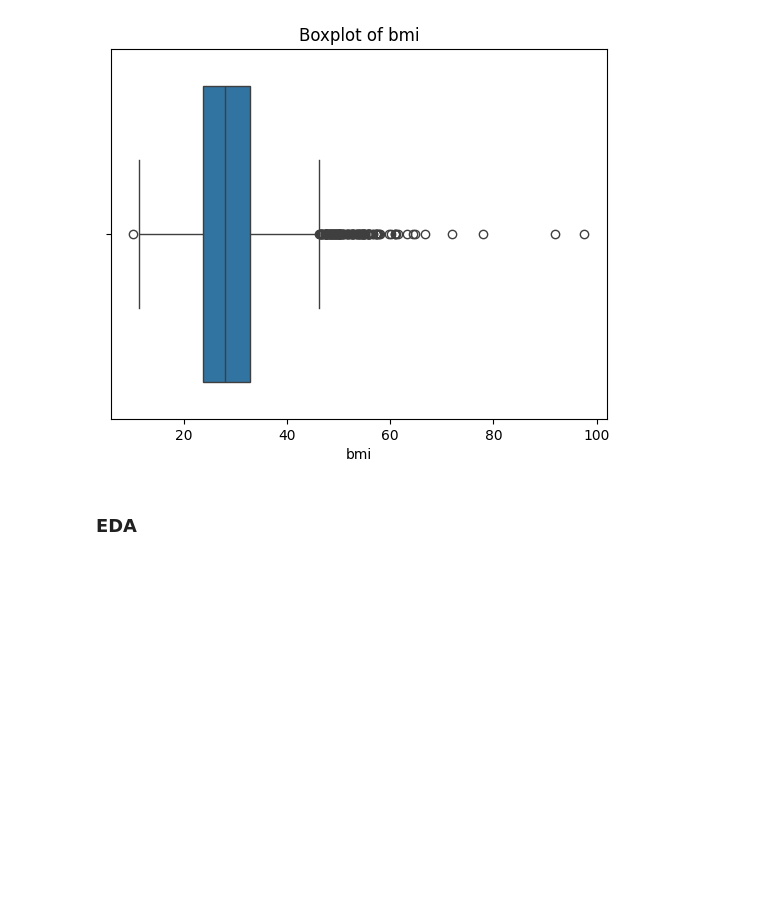
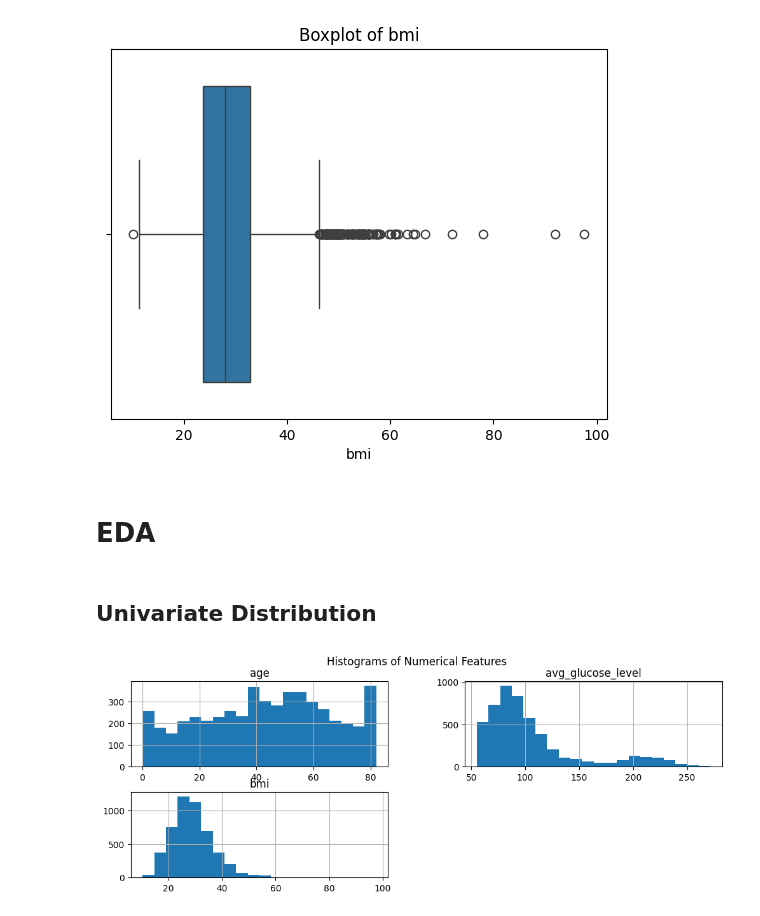
Before and after one commit to Team-6-AAI-501/strokeprediction, a Jupyter notebook: jupyternotebook/aai501StrokePrediction.ipynb, the cells around one changed output. Saved outputs shown, nothing was run; the diff lists cells and outputs as text; code cells hidden in the pictures; blank space fills up the shorter version.

```diff
--- a/jupyternotebook/aai501StrokePrediction.ipynb
+++ b/jupyternotebook/aai501StrokePrediction.ipynb
@@ -4,3 +4,7 @@
 import pandas as pd
 import seaborn as sns
 import matplotlib.pyplot as plt
+import numpy as np
+
+# Load the dataset
+df = pd.read_csv('../dataset/strokeDataSet.csv')
@@ -7 +13,5 @@ import matplotlib.pyplot as plt
+# %%
+categorical_cols = ['gender', 'ever_married', 'work_type', 'Residence_type', 'smoking_status']
+for col in categorical_cols:
+    df[col] = df[col].astype('category')
 # %% [markdown]
@@ -9,5 +19,3 @@ import matplotlib.pyplot as plt
-# %%
-df = pd.read_csv('./DataSet/strokeDataSet.csv')
 # %%
 df.head()
 # %% [output]
@@ -98,4 +106,13 @@ for col in numerical_features:
 [figure]
 [figure]
 # %% [markdown]
-### EDA
+# EDA
+# %% [markdown]
+## Univariate Distribution
+# %%
+num_cols = ['age', 'avg_glucose_level', 'bmi']
+df[num_cols].hist(bins=20, figsize=(12, 4))
+plt.suptitle('Histograms of Numerical Features')
+plt.show()
+# %% [output]
+[figure, added]
```
Also changed, not shown: parts of 8 cells of this notebook.
